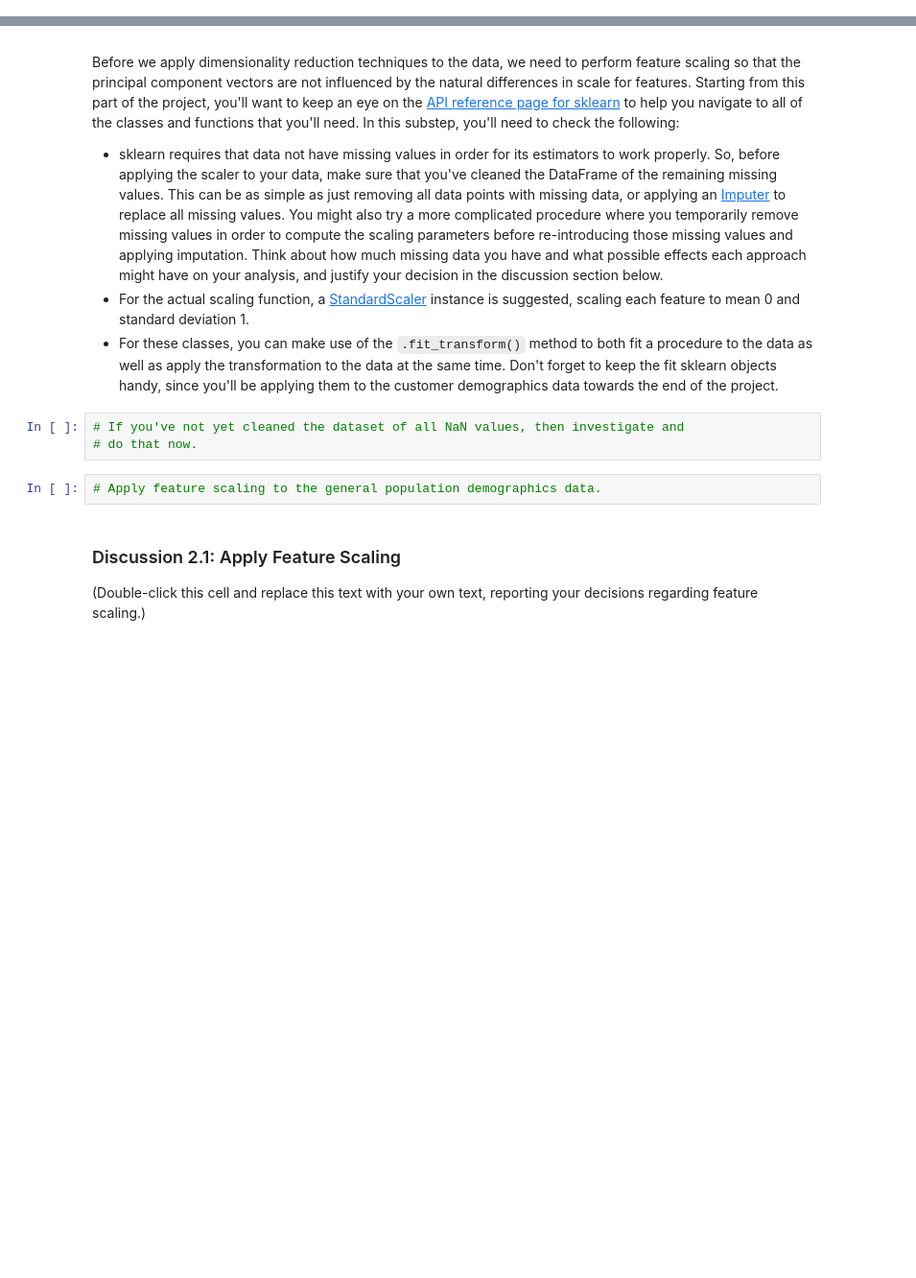
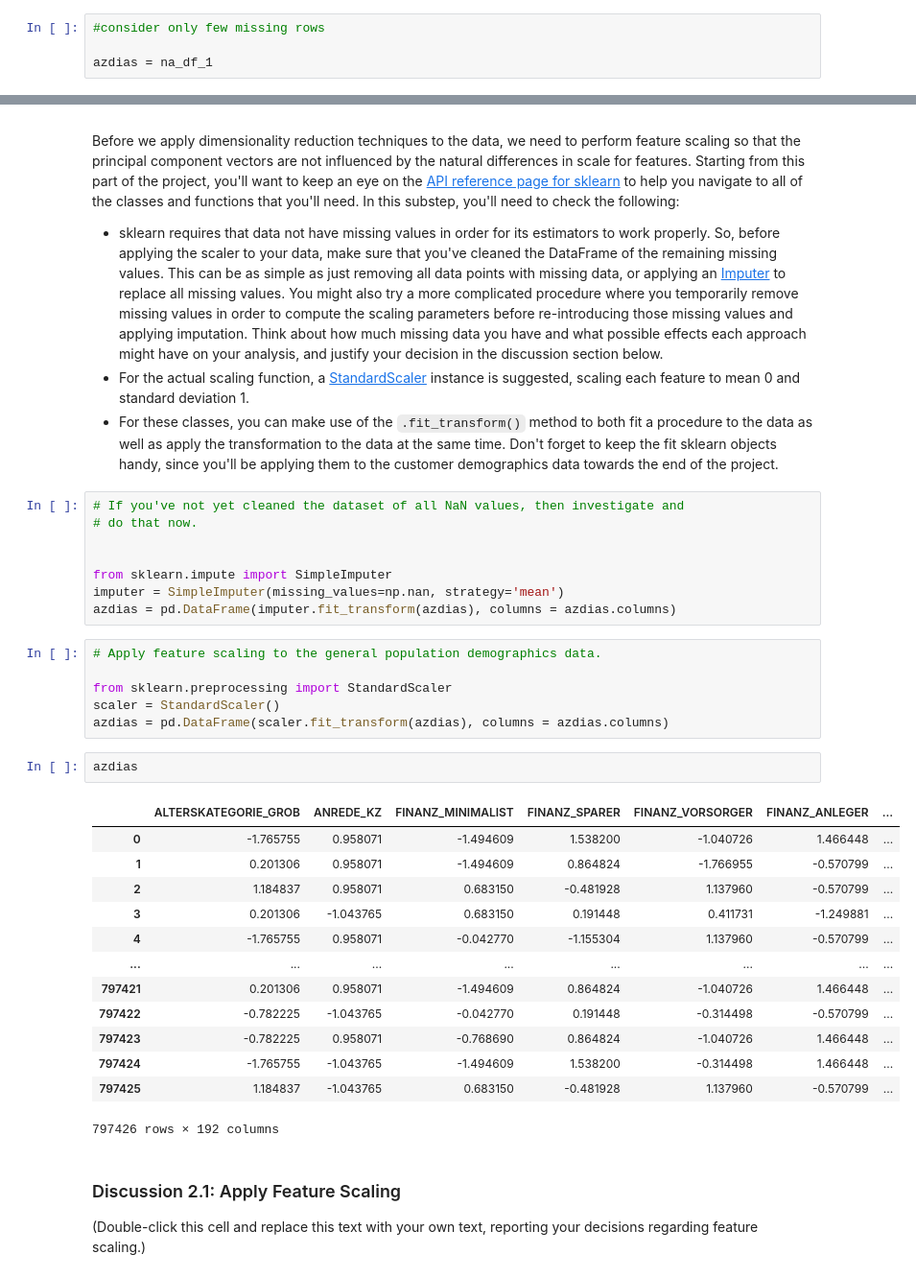
Before and after one commit to maleksaati/Identify_Customer_Segments, a Jupyter notebook: Identify_Customer_Segments.ipynb, the cells around one changed output, grey strips where cells are left out. Shown at 96% size. Drawn from its saved outputs; the diff is of its cells as text; blank space fills up the shorter version.

```diff
--- a/Identify_Customer_Segments.ipynb
+++ b/Identify_Customer_Segments.ipynb
@@ -291,6 +291,10 @@ Checking for missing data isn't the only way in which you can prepare a dataset
 In the first two parts of this sub-step, you will perform an investigation of the categorical and mixed-type features and make a decision on each of them, whether you will keep, drop, or re-encode each. Then, in the last part, you will create a new data frame with only the selected and engineered columns.
 
 Data wrangling is often the trickiest part of the data analysis process, and there's a lot of it to be done here. But stick with it: once you're done with this step, you'll be ready to get to the machine learning parts of the project!
+# %%
+#consider only few missing rows
+
+azdias = na_df_1
 # %%
 # How many features are there of each data type?
 
@@ -585,8 +596,33 @@ Before we apply dimensionality reduction techniques to the data, we need to perf
 # %%
 # If you've not yet cleaned the dataset of all NaN values, then investigate and
 # do that now.
+
+
+from sklearn.impute import SimpleImputer
+imputer = SimpleImputer(missing_values=np.nan, strategy='mean')
+azdias = pd.DataFrame(imputer.fit_transform(azdias), columns = azdias.columns)
 # %%
 # Apply feature scaling to the general population demographics data.
+
+from sklearn.preprocessing import StandardScaler
+scaler = StandardScaler()
+azdias = pd.DataFrame(scaler.fit_transform(azdias), columns = azdias.columns)
+# %%
+azdias
+# %% [output]
+|  | ALTERSKATEGORIE_GROB | ANREDE_KZ | FINANZ_MINIMALIST | FINANZ_SPARER | FINANZ_VORSORGER | FINANZ_ANLEGER | ... |
+| 0 | -1.765755 | 0.958071 | -1.494609 | 1.538200 | -1.040726 | 1.466448 | ... |
+| 1 | 0.201306 | 0.958071 | -1.494609 | 0.864824 | -1.766955 | -0.570799 | ... |
+| 2 | 1.184837 | 0.958071 | 0.683150 | -0.481928 | 1.137960 | -0.570799 | ... |
+| 3 | 0.201306 | -1.043765 | 0.683150 | 0.191448 | 0.411731 | -1.249881 | ... |
+| 4 | -1.765755 | 0.958071 | -0.042770 | -1.155304 | 1.137960 | -0.570799 | ... |
+| ... | ... | ... | ... | ... | ... | ... | ... |
+| 797421 | 0.201306 | 0.958071 | -1.494609 | 0.864824 | -1.040726 | 1.466448 | ... |
+| 797422 | -0.782225 | -1.043765 | -0.042770 | 0.191448 | -0.314498 | -0.570799 | ... |
+| 797423 | -0.782225 | 0.958071 | -0.768690 | 0.864824 | -1.040726 | 1.466448 | ... |
+| 797424 | -1.765755 | -1.043765 | -1.494609 | 1.538200 | -0.314498 | 1.466448 | ... |
+| 797425 | 1.184837 | -1.043765 | 0.683150 | -0.481928 | 1.137960 | -0.570799 | ... |
+797426 rows × 192 columns
 # %% [markdown]
 ### Discussion 2.1: Apply Feature Scaling
 
```
Also changed, not shown: parts of 7 cells of this notebook.
